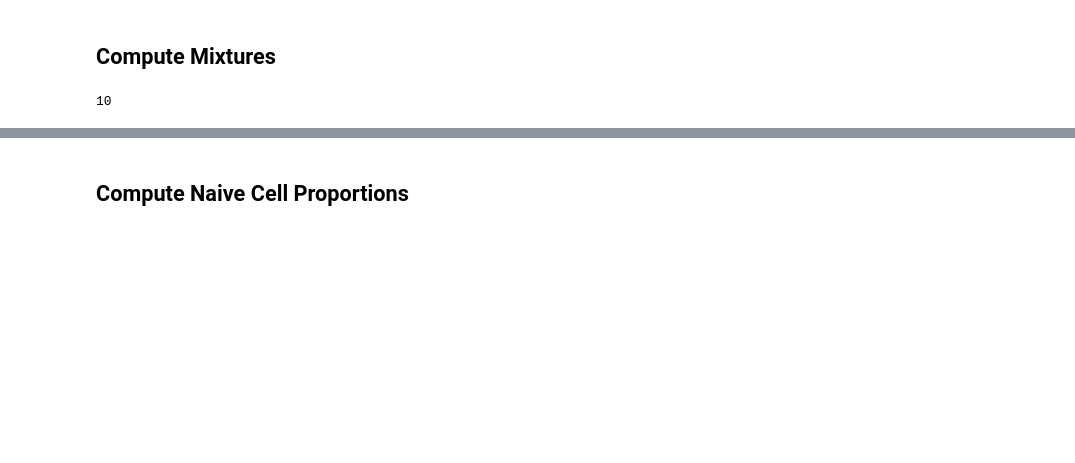
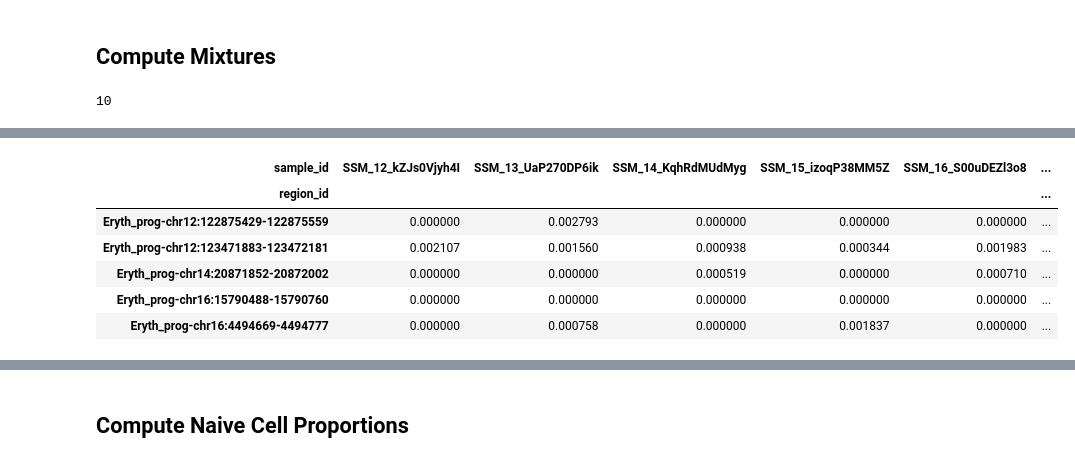
Before and after one commit to gh-msun/gh-msun, a Jupyter notebook: projects/2023_06_26_SRT_deconvolution_MS/notebooks/03_deconv_inhouse_estimates.ipynb, the cells around one changed output, grey strips where cells are left out. Saved outputs shown, nothing was run; the diff lists cells and outputs as text; code cells hidden in the pictures; blank space fills up the shorter version.

```diff
--- a/projects/2023_06_26_SRT_deconvolution_MS/notebooks/03_deconv_inhouse_estimates.ipynb
+++ b/projects/2023_06_26_SRT_deconvolution_MS/notebooks/03_deconv_inhouse_estimates.ipynb
@@ -152,0 +181,10 @@ dtype: float64
+# %%
+data.head()
+# %% [output]
+| sample_id | SSM_12_kZJs0Vjyh4I | SSM_13_UaP270DP6ik | SSM_14_KqhRdMUdMyg | SSM_15_izoqP38MM5Z | SSM_16_S00uDEZl3o8 | ... |
+| region_id |  |  |  |  |  | ... |
+| Eryth_prog-chr12:122875429-122875559 | 0.000000 | 0.002793 | 0.000000 | 0.000000 | 0.000000 | ... |
+| Eryth_prog-chr12:123471883-123472181 | 0.002107 | 0.001560 | 0.000938 | 0.000344 | 0.001983 | ... |
+| Eryth_prog-chr14:20871852-20872002 | 0.000000 | 0.000000 | 0.000519 | 0.000000 | 0.000710 | ... |
+| Eryth_prog-chr16:15790488-15790760 | 0.000000 | 0.000000 | 0.000000 | 0.000000 | 0.000000 | ... |
+| Eryth_prog-chr16:4494669-4494777 | 0.000000 | 0.000758 | 0.000000 | 0.001837 | 0.000000 | ... |
```
Also changed, not shown: parts of 13 cells of this notebook, 5 other files.
